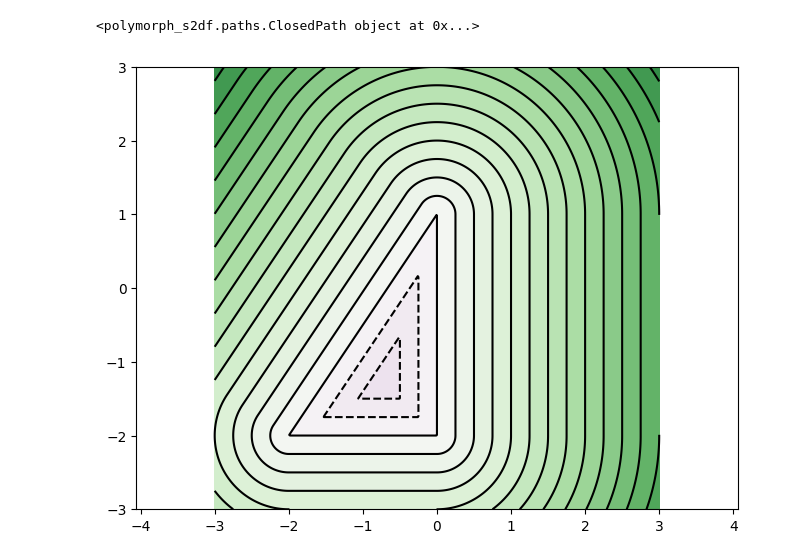
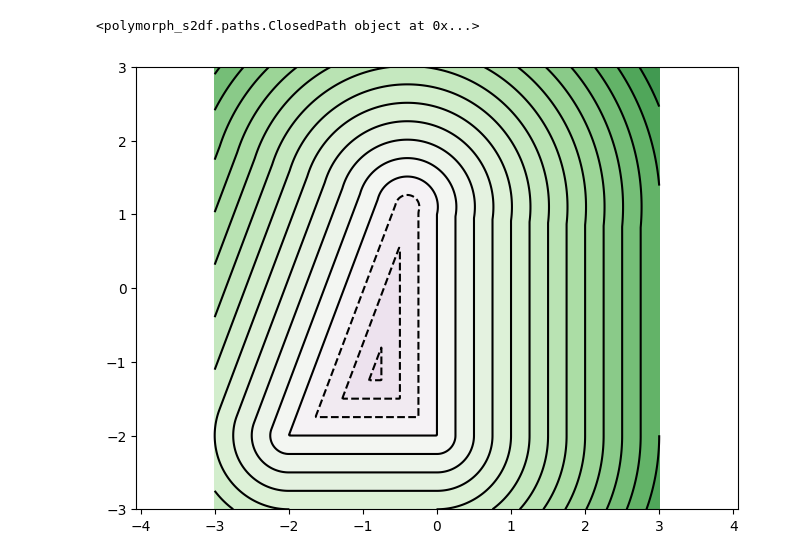
Before and after one commit to implicitsurfaces/polymorph, a Jupyter notebook: notebooks/s2df playground.ipynb, the cells around one changed output. Drawn from its saved outputs; the diff is of its cells as text; code cells hidden in the pictures.

```diff
--- a/notebooks/s2df playground.ipynb
+++ b/notebooks/s2df playground.ipynb
@@ -53,8 +53,7 @@ print(poly)
 # %% [output]
 <polymorph_s2df.paths.ClosedPath object at 0x...>
 # %%
-poly2 = draw((-2, -2)).horizontal_line(2).vertical_line(3).close()
-#print(poly)
+poly2 = draw((-2, -2)).horizontal_line(2).vertical_line(3).arc(-0.8,0.2, -1).close()
 render_distance(poly2)
 # %% [output]
-[figure, old version]
+[figure, new version]
```
Also changed, not shown: 5 other files.
